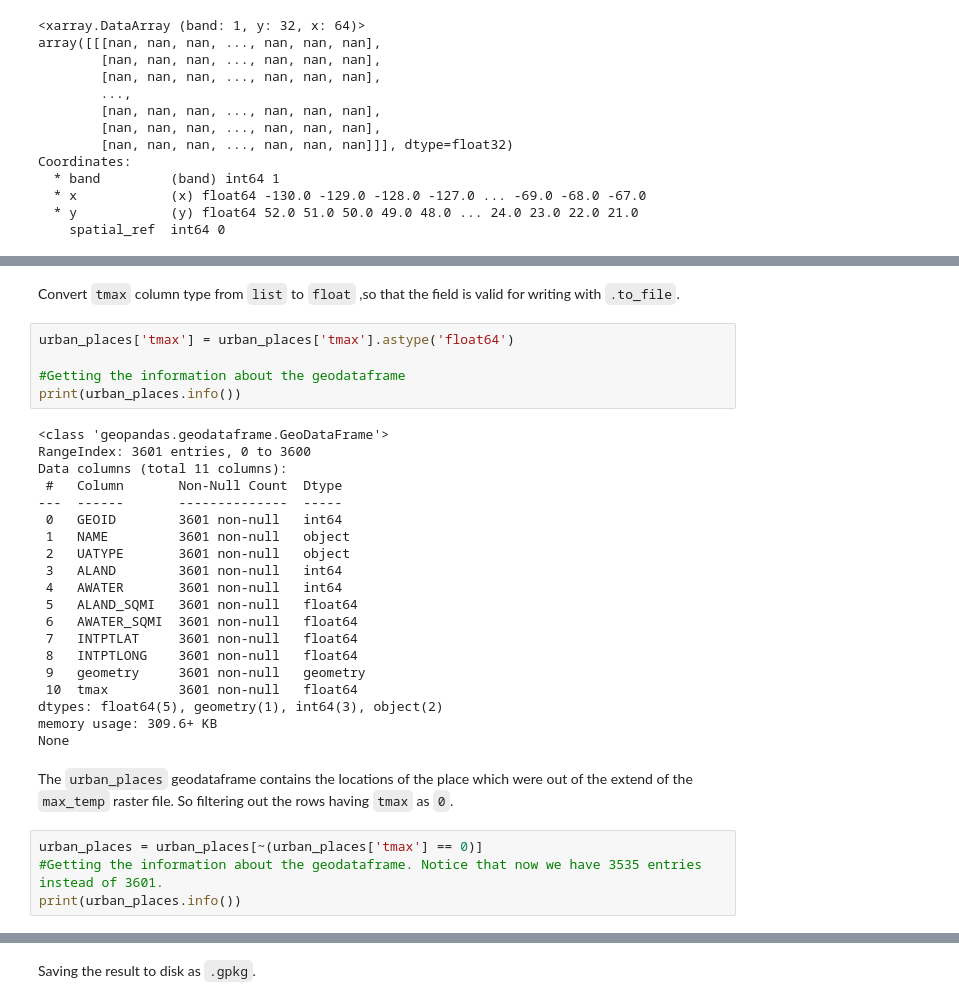
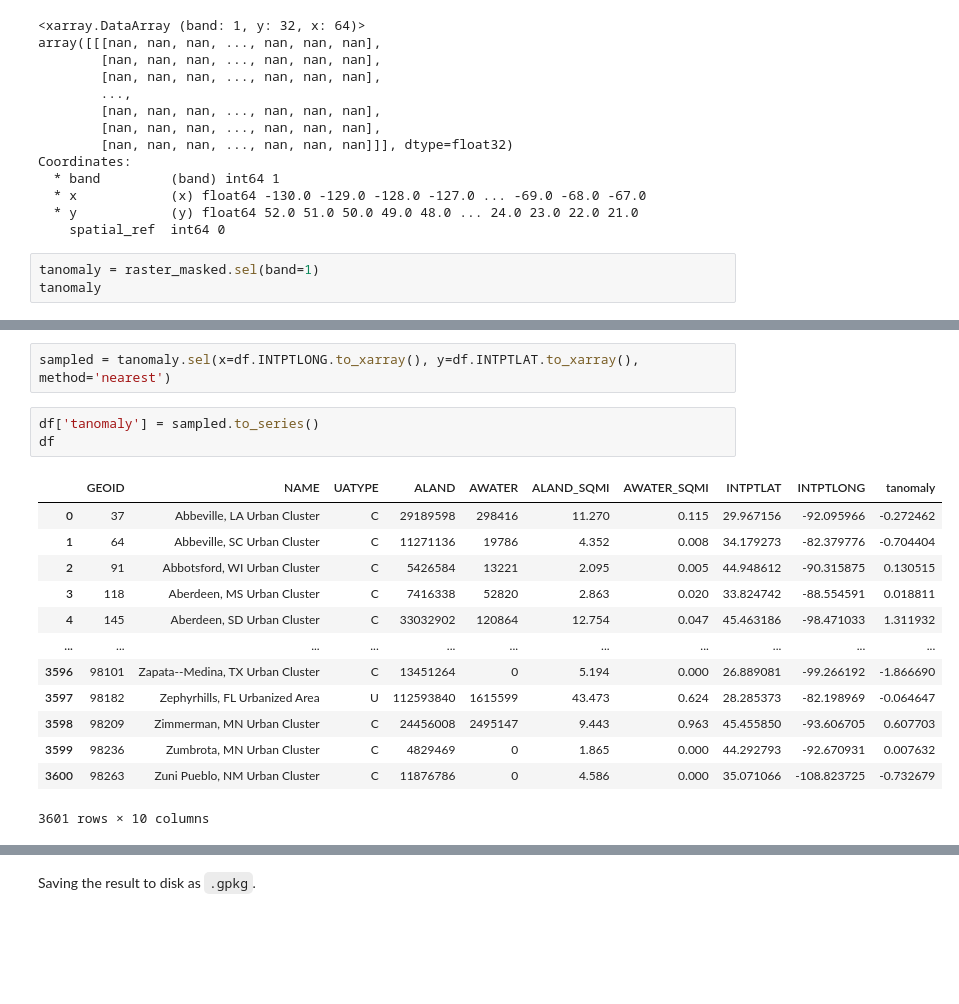
Before and after one commit to spatialthoughts/python-tutorials, a Jupyter notebook: sampling_raster_data.ipynb, the cells around one changed output, grey strips where cells are left out. Saved outputs shown, nothing was run; the diff lists cells and outputs as text; blank space fills up the shorter version.

```diff
--- a/sampling_raster_data.ipynb
+++ b/sampling_raster_data.ipynb
@@ -113,3 +101,6 @@ Coordinates:
   * x            (x) float64 -130.0 -129.0 -128.0 -127.0 ... -69.0 -68.0 -67.0
   * y            (y) float64 52.0 51.0 50.0 49.0 48.0 ... 24.0 23.0 22.0 21.0
     spatial_ref  int64 0
+# %%
+tanomaly = raster_masked.sel(band=1)
+tanomaly
@@ -188,33 +140,19 @@ urban_places['tmax'] = [x for x in max_temp.sample(coord_list)]
-# %% [markdown]
-Convert `tmax` column type from `list` to `float` ,so that the field is valid for writing with `.to_file`.
-# %%
-urban_places['tmax'] = urban_places['tmax'].astype('float64')
-
-#Getting the information about the geodataframe
-print(urban_places.info())
-# %% [output]
-<class 'geopandas.geodataframe.GeoDataFrame'>
-RangeIndex: 3601 entries, 0 to 3600
-Data columns (total 11 columns):
- #   Column       Non-Null Count  Dtype
----  ------       --------------  -----
- 0   GEOID        3601 non-null   int64
- 1   NAME         3601 non-null   object
- 2   UATYPE       3601 non-null   object
- 3   ALAND        3601 non-null   int64
- 4   AWATER       3601 non-null   int64
- 5   ALAND_SQMI   3601 non-null   float64
- 6   AWATER_SQMI  3601 non-null   float64
- 7   INTPTLAT     3601 non-null   float64
- 8   INTPTLONG    3601 non-null   float64
- 9   geometry     3601 non-null   geometry
- 10  tmax         3601 non-null   float64
-dtypes: float64(5), geometry(1), int64(3), object(2)
-memory usage: 309.6+ KB
-None
-# %% [markdown]
-The `urban_places` geodataframe contains the locations of the place which were out of the extend of the `max_temp` raster file. So filtering out the rows having `tmax` as `0`.
-# %%
-urban_places = urban_places[~(urban_places['tmax'] == 0)]
-#Getting the information about the geodataframe. Notice that now we have 3535 entries instead of 3601.
-print(urban_places.info())
+# %%
+sampled = tanomaly.sel(x=df.INTPTLONG.to_xarray(), y=df.INTPTLAT.to_xarray(), method='nearest')
+# %%
+df['tanomaly'] = sampled.to_series()
+df
+# %% [output]
+|  | GEOID | NAME | UATYPE | ALAND | AWATER | ALAND_SQMI | AWATER_SQMI | INTPTLAT | INTPTLONG | tanomaly |
+| 0 | 37 | Abbeville, LA Urban Cluster | C | 29189598 | 298416 | 11.270 | 0.115 | 29.967156 | -92.095966 | -0.272462 |
+| 1 | 64 | Abbeville, SC Urban Cluster | C | 11271136 | 19786 | 4.352 | 0.008 | 34.179273 | -82.379776 | -0.704404 |
+| 2 | 91 | Abbotsford, WI Urban Cluster | C | 5426584 | 13221 | 2.095 | 0.005 | 44.948612 | -90.315875 | 0.130515 |
+| 3 | 118 | Aberdeen, MS Urban Cluster | C | 7416338 | 52820 | 2.863 | 0.020 | 33.824742 | -88.554591 | 0.018811 |
+| 4 | 145 | Aberdeen, SD Urban Cluster | C | 33032902 | 120864 | 12.754 | 0.047 | 45.463186 | -98.471033 | 1.311932 |
+| ... | ... | ... | ... | ... | ... | ... | ... | ... | ... | ... |
+| 3596 | 98101 | Zapata--Medina, TX Urban Cluster | C | 13451264 | 0 | 5.194 | 0.000 | 26.889081 | -99.266192 | -1.866690 |
+| 3597 | 98182 | Zephyrhills, FL Urbanized Area | U | 112593840 | 1615599 | 43.473 | 0.624 | 28.285373 | -82.198969 | -0.064647 |
+| 3598 | 98209 | Zimmerman, MN Urban Cluster | C | 24456008 | 2495147 | 9.443 | 0.963 | 45.455850 | -93.606705 | 0.607703 |
+| 3599 | 98236 | Zumbrota, MN Urban Cluster | C | 4829469 | 0 | 1.865 | 0.000 | 44.292793 | -92.670931 | 0.007632 |
+| 3600 | 98263 | Zuni Pueblo, NM Urban Cluster | C | 11876786 | 0 | 4.586 | 0.000 | 35.071066 | -108.823725 | -0.732679 |
+3601 rows × 10 columns
```
Also changed, not shown: parts of 33 cells of this notebook.
